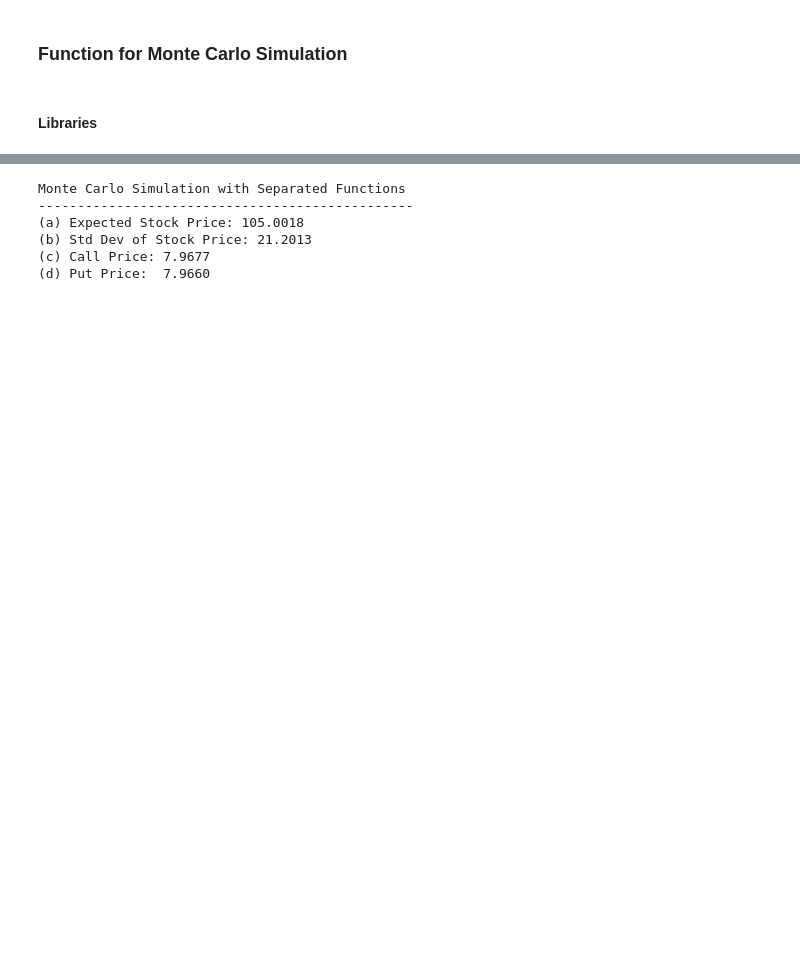
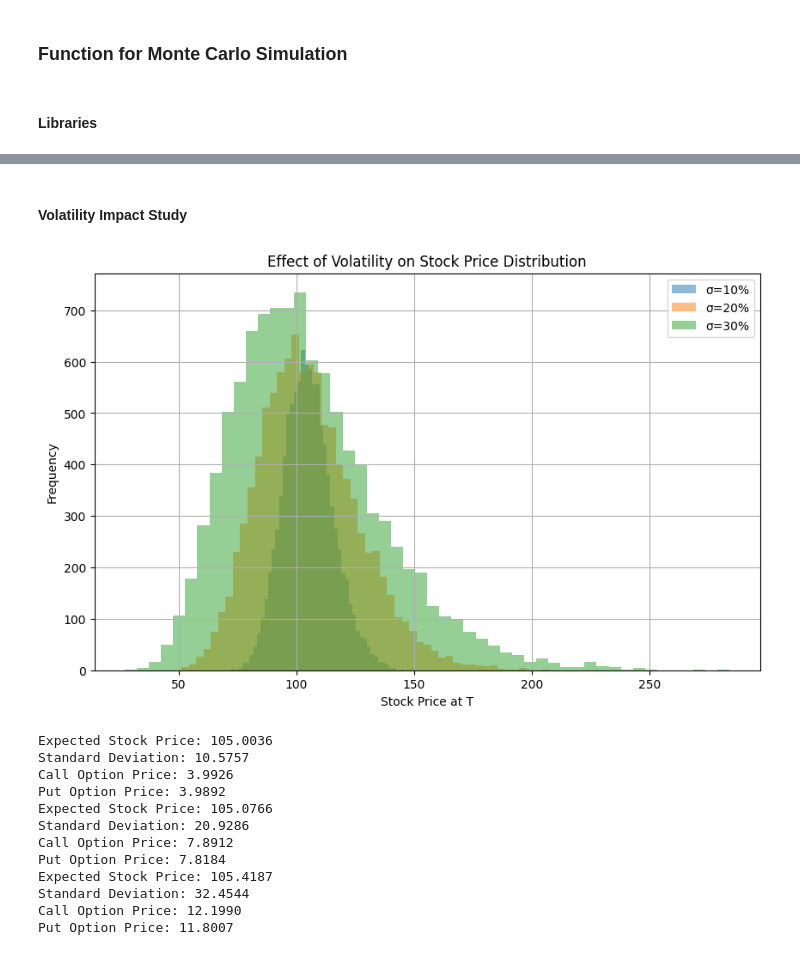
Before and after one commit to aykahsay/MTH3010-Individual-Assignment, a Jupyter notebook: Monte Carlo Simulation.ipynb, the cells around one changed output, grey strips where cells are left out. Cells and saved outputs as stored; diff of their text form; code cells hidden in the pictures; blank space fills up the shorter version.

```diff
--- a/Monte Carlo Simulation.ipynb
+++ b/Monte Carlo Simulation.ipynb
@@ -37,0 +47,11 @@ def option_pricing(ST, K, r, T):
+# %%
+# Parameters
+S0 = 100
+K = 105
+r = 0.05
+sigma = 0.20
+T = 1
+N = 10000
+
+# Run Monte Carlo Simulation
+expected_price, std_price, call_price, put_price = monte_carlo_option_pricing(S0, K, r, sigma, T, N)
@@ -38,29 +82,51 @@ def option_pricing(ST, K, r, T):
+# %% [markdown]
+####  **Volatility Impact Study**
+# %%
+vols = [0.10, 0.20, 0.30]  # 10%, 20%, 30% volatility
+plt.figure(figsize=(10,6))
+
+for sigma in vols:
+    # Simulate stock prices
+    ST = S0 * np.exp((r - 0.5 * sigma**2) * T + sigma * np.sqrt(T) * np.random.standard_normal(N))
+
+    # Plot histogram
+    plt.hist(ST, bins=50, alpha=0.5, label=f'σ={sigma*100:.0f}%')
+
+plt.title("Effect of Volatility on Stock Price Distribution")
+plt.xlabel("Stock Price at T")
+plt.ylabel("Frequency")
+plt.legend()
+plt.grid(True)
+plt.show()
+# %% [output]
+[figure, added]
 # %%
-# Given parameters
+# Parameters
 S0 = 100
 K = 105
 r = 0.05
-sigma = 0.20
+sigma_list = [0.1,0.20,0.3]
 T = 1
 N = 10000
 
-# Step 1: Call wrangle/simulation function
-ST = simulate_stock_prices(S0, r, sigma, T, N)
-
-# Step 2: Call pricing function
-expected_ST, std_ST, call_price, put_price = option_pricing(ST, K, r, T)
-
-# Step 3: Output
-print("Monte Carlo Simulation with Separated Functions")
-print("------------------------------------------------")
-print(f"(a) Expected Stock Price: {expected_ST:.4f}")
-print(f"(b) Std Dev of Stock Price: {std_ST:.4f}")
-print(f"(c) Call Price: {call_price:.4f}")
-print(f"(d) Put Price:  {put_price:.4f}")
+# Run Monte Carlo Simulation
+for s in sigma_list:
+    expected_price, std_price, call_price, put_price = monte_carlo_option_pricing(S0, K, r, s, T, N)
+    # Display Results
+    print(f"Expected Stock Price: {expected_price:.4f}")
+    print(f"Standard Deviation: {std_price:.4f}")
+    print(f"Call Option Price: {call_price:.4f}")
+    print(f"Put Option Price: {put_price:.4f}")
 # %% [output]
-Monte Carlo Simulation with Separated Functions
-------------------------------------------------
-(a) Expected Stock Price: 105.0018
-(b) Std Dev of Stock Price: 21.2013
-(c) Call Price: 7.9677
-(d) Put Price:  7.9660
+Expected Stock Price: 105.0036
+Standard Deviation: 10.5757
+Call Option Price: 3.9926
+Put Option Price: 3.9892
+Expected Stock Price: 105.0766
+Standard Deviation: 20.9286
+Call Option Price: 7.8912
+Put Option Price: 7.8184
+Expected Stock Price: 105.4187
+Standard Deviation: 32.4544
+Call Option Price: 12.1990
+Put Option Price: 11.8007
```
Also changed, not shown: parts of 14 cells of this notebook, 2 other files.
